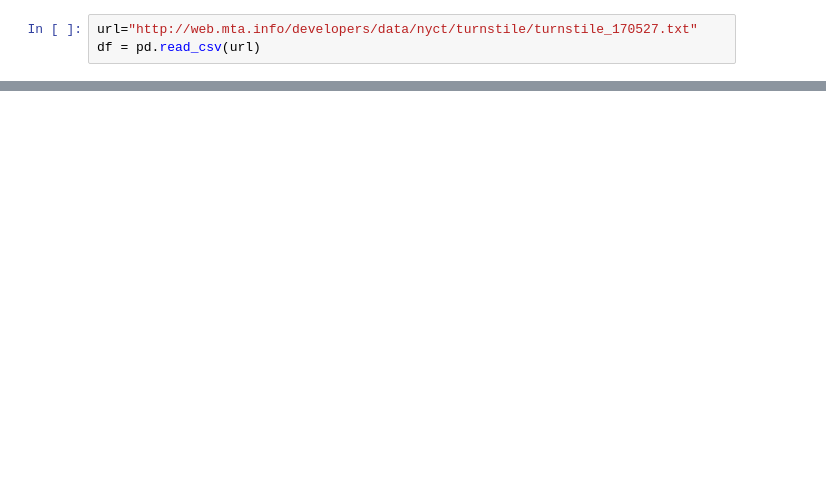
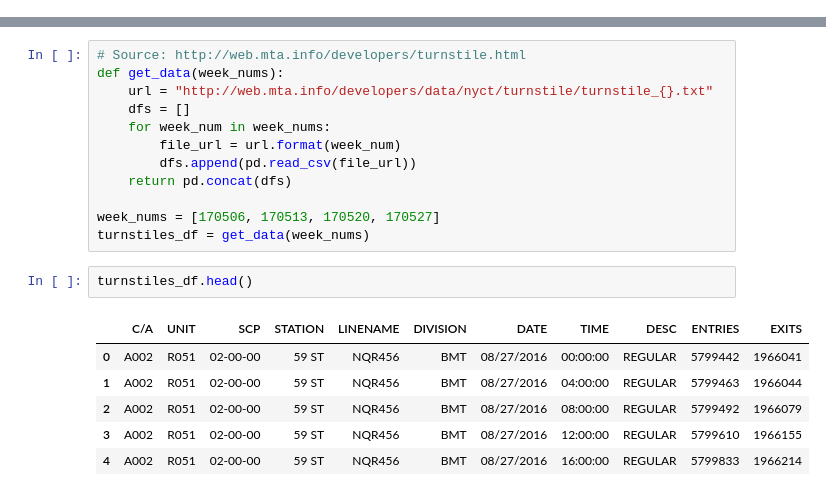
Before and after one commit to BabakShah/MTA_data_analysis, a Jupyter notebook: Project1.ipynb, the cells around one changed output, grey strips where cells are left out. Saved outputs shown, nothing was run; the diff lists cells and outputs as text; blank space fills up the shorter version.

```diff
--- a/Project1.ipynb
+++ b/Project1.ipynb
@@ -5,3 +0,0 @@ import pandas as pd
-# %%
-url="http://web.mta.info/developers/data/nyct/turnstile/turnstile_170527.txt"
-df = pd.read_csv(url)
@@ -115,0 +33,21 @@ max(day_traffic_e)
+# %%
+# Source: http://web.mta.info/developers/turnstile.html
+def get_data(week_nums):
+    url = "http://web.mta.info/developers/data/nyct/turnstile/turnstile_{}.txt"
+    dfs = []
+    for week_num in week_nums:
+        file_url = url.format(week_num)
+        dfs.append(pd.read_csv(file_url))
+    return pd.concat(dfs)
+
+week_nums = [170506, 170513, 170520, 170527]
+turnstiles_df = get_data(week_nums)
+# %%
+turnstiles_df.head()
+# %% [output]
+|  | C/A | UNIT | SCP | STATION | LINENAME | DIVISION | DATE | TIME | DESC | ENTRIES | EXITS |
+| 0 | A002 | R051 | 02-00-00 | 59 ST | NQR456 | BMT | 08/27/2016 | 00:00:00 | REGULAR | 5799442 | 1966041 |
+| 1 | A002 | R051 | 02-00-00 | 59 ST | NQR456 | BMT | 08/27/2016 | 04:00:00 | REGULAR | 5799463 | 1966044 |
+| 2 | A002 | R051 | 02-00-00 | 59 ST | NQR456 | BMT | 08/27/2016 | 08:00:00 | REGULAR | 5799492 | 1966079 |
+| 3 | A002 | R051 | 02-00-00 | 59 ST | NQR456 | BMT | 08/27/2016 | 12:00:00 | REGULAR | 5799610 | 1966155 |
+| 4 | A002 | R051 | 02-00-00 | 59 ST | NQR456 | BMT | 08/27/2016 | 16:00:00 | REGULAR | 5799833 | 1966214 |
```
Also changed, not shown: parts of 59 cells of this notebook.
